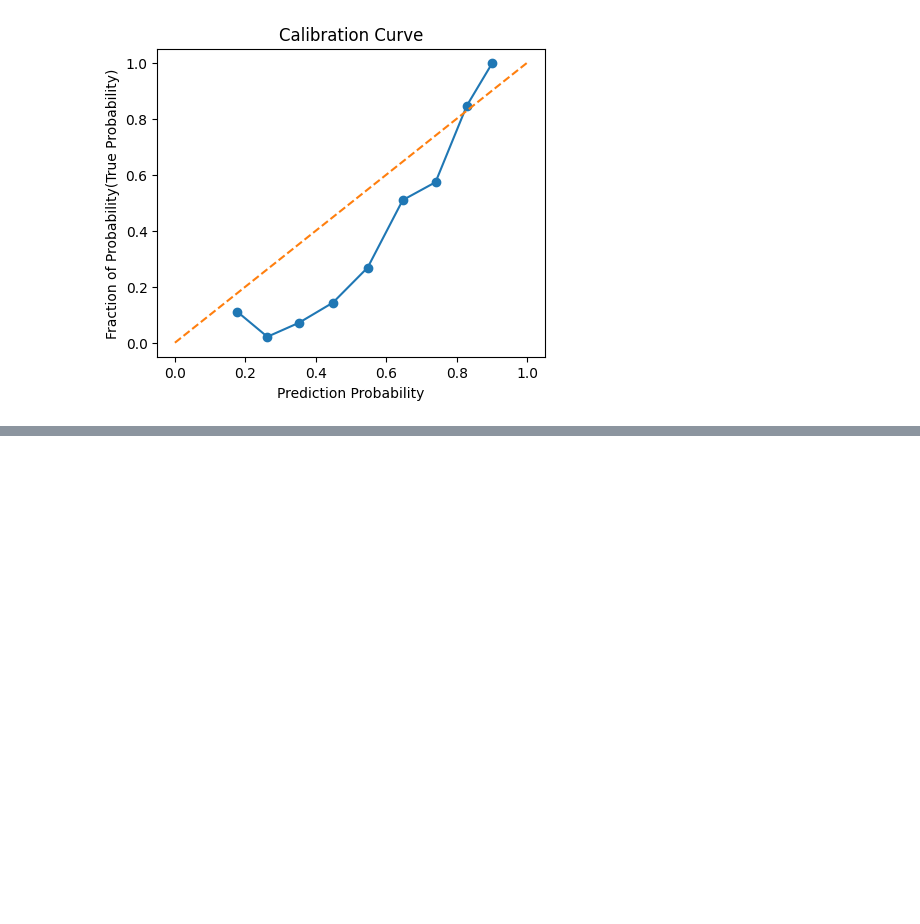
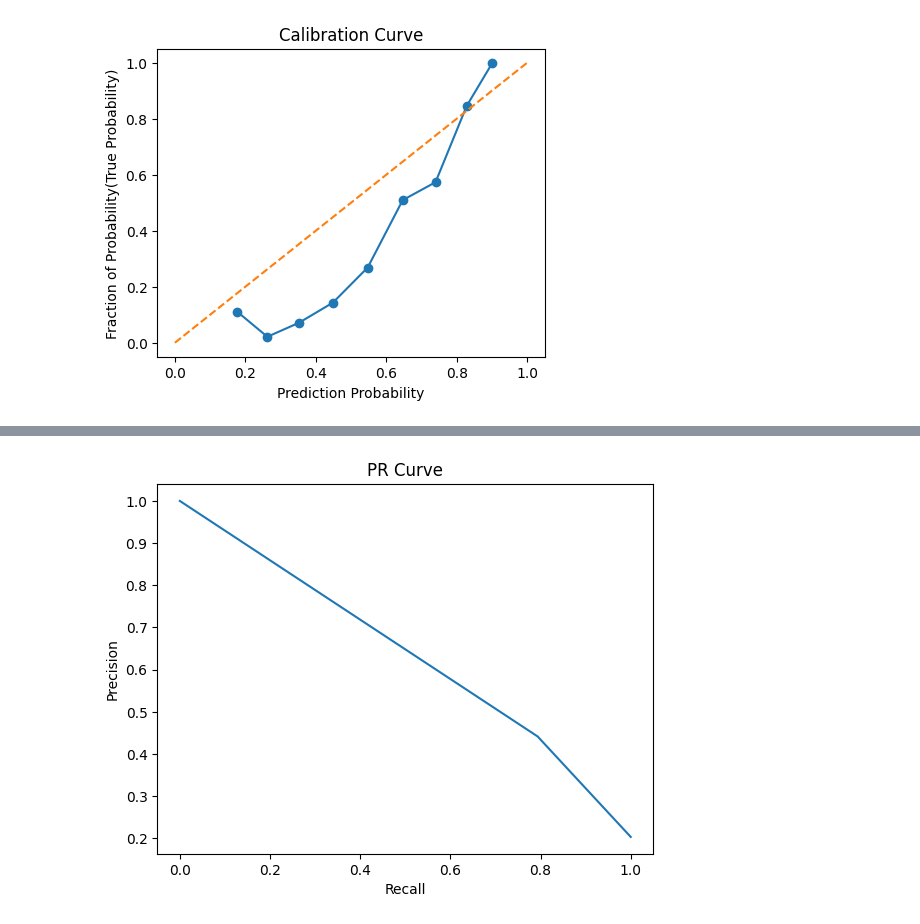
Before and after one commit to NaimPro-tech/Bank_Churn_Prediction_System, a Jupyter notebook: bank_customer_churn.ipynb, the cells around one changed output, grey strips where cells are left out. Saved outputs shown, nothing was run; the diff lists cells and outputs as text; code cells hidden in the pictures; blank space fills up the shorter version.

```diff
--- a/bank_customer_churn.ipynb
+++ b/bank_customer_churn.ipynb
@@ -559,0 +655,9 @@ weighted avg       0.86      0.86      0.84      1500
+# %%
+precision, recall, thresholds = precision_recall_curve(y_test, y_test_tree)
+plt.plot(recall, precision)
+plt.xlabel("Recall")
+plt.ylabel("Precision")
+plt.title("PR Curve")
+plt.show()
+# %% [output]
+[figure, added]
```
Also changed, not shown: parts of 14 cells of this notebook.
